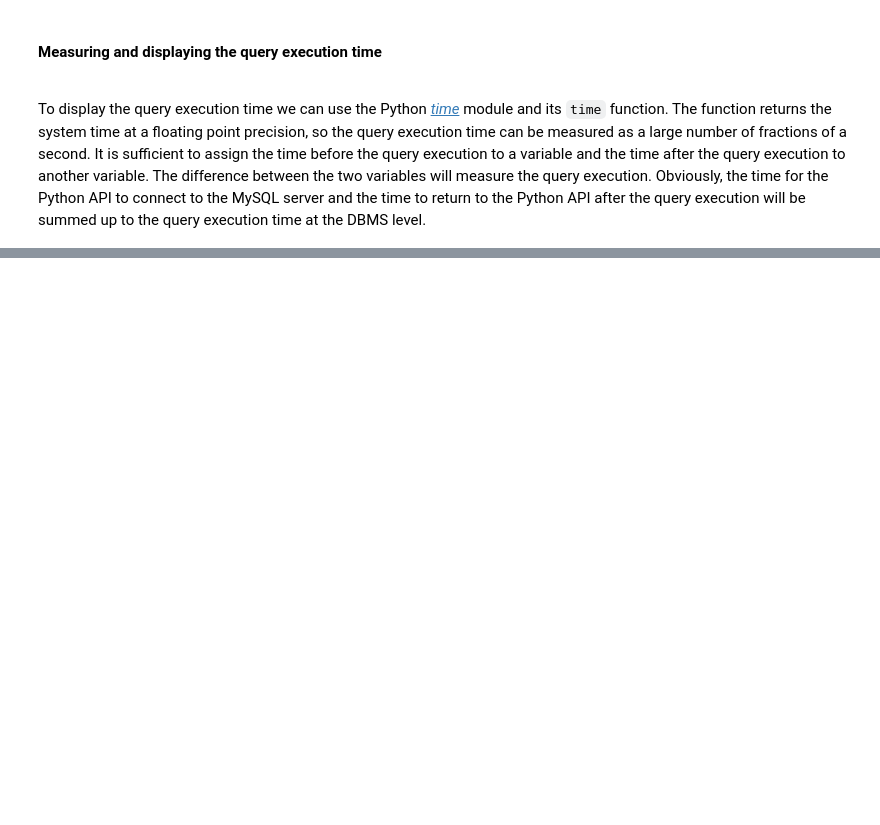
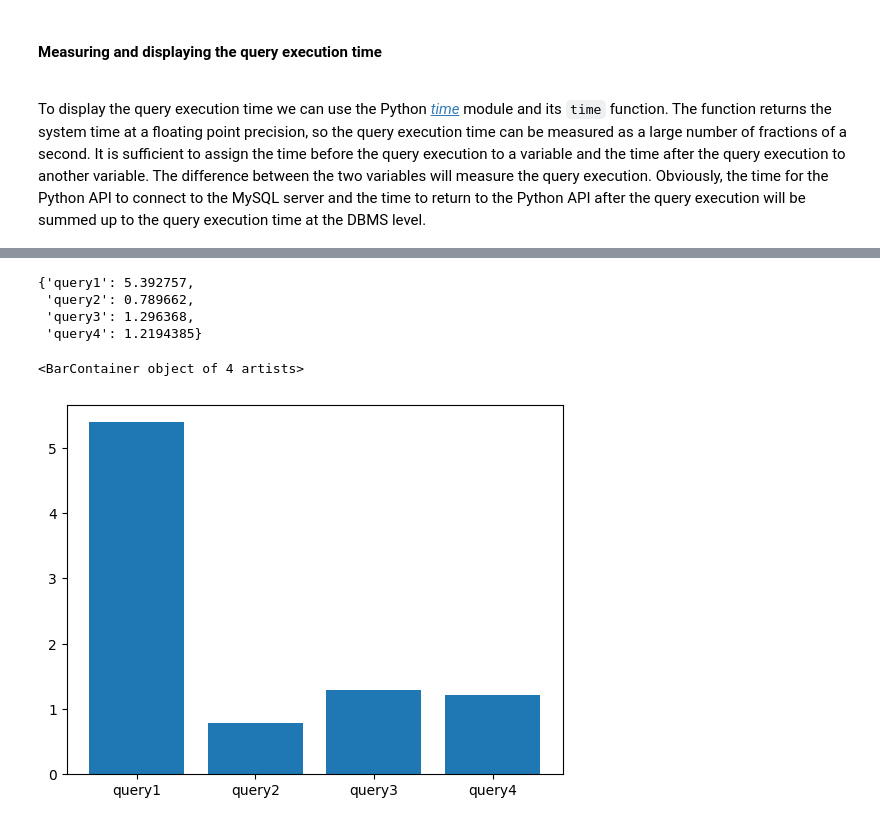
Before and after one commit to malrau/da_dbB_project, a Jupyter notebook: project_development/mysql.ipynb, the cells around one changed output, grey strips where cells are left out. Cells and saved outputs as stored; diff of their text form; code cells hidden in the pictures; blank space fills up the shorter version.

```diff
--- a/project_development/mysql.ipynb
+++ b/project_development/mysql.ipynb
@@ -401,0 +550,4 @@ print(counter)
+# %%
+largeDict = {'query1' : None, 'query2' : None, 'query3' : None, 'query4' : None}
+for i in range(0, 4):
+    largeDict['query' + str(i + 1)] = largeList[i]
@@ -401,0 +644,5 @@ print(counter)
+# %%
+cursor.execute(sql_get_profile)
+profiles = cursor.fetchall()
+for profile in profiles[(len(profiles) - 4) : len(profiles)]:
+    print('The execution time of the \'%s\' query was: %f seconds' % (profile[2], profile[1]))
@@ -401,0 +654,20 @@ print(counter)
+# %%
+humongousList = list()
+for profile in profiles[(len(profiles) - 4) : len(profiles)]:
+    humongousList.append(profile[1])
+# %%
+humongousDict = {'query1' : None, 'query2' : None, 'query3' : None, 'query4' : None}
+for i in range(0, 4):
+    humongousDict['query' + str(i + 1)] = humongousList[i]
+# %%
+humongousDict
+# %% [output]
+{'query1': 5.392757,
+ 'query2': 0.789662,
+ 'query3': 1.296368,
+ 'query4': 1.2194385}
+# %%
+plt.bar(humongousDict.keys(), humongousDict.values())
+# %% [output]
+<BarContainer object of 4 artists>
+[figure, added]
```
Also changed, not shown: parts of 97 cells of this notebook, 2 other files.
